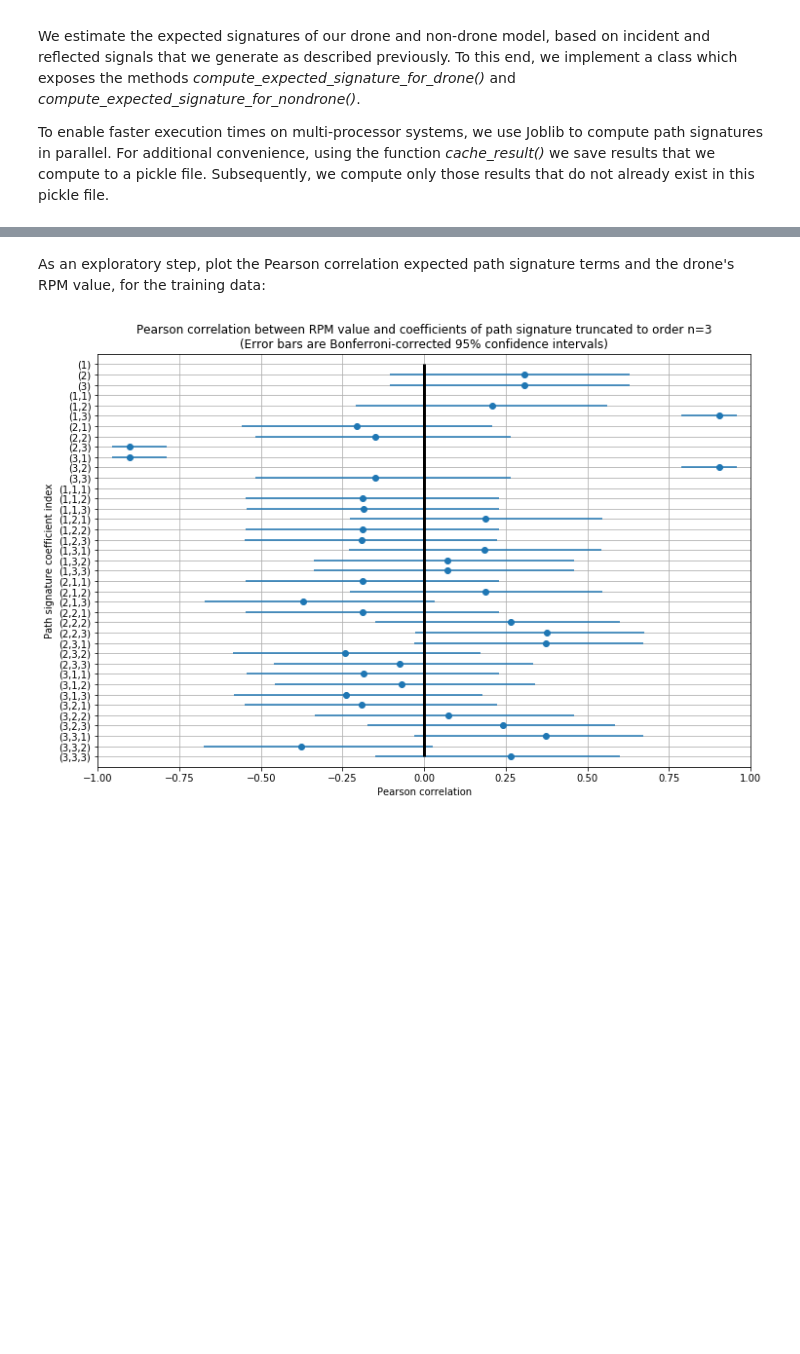
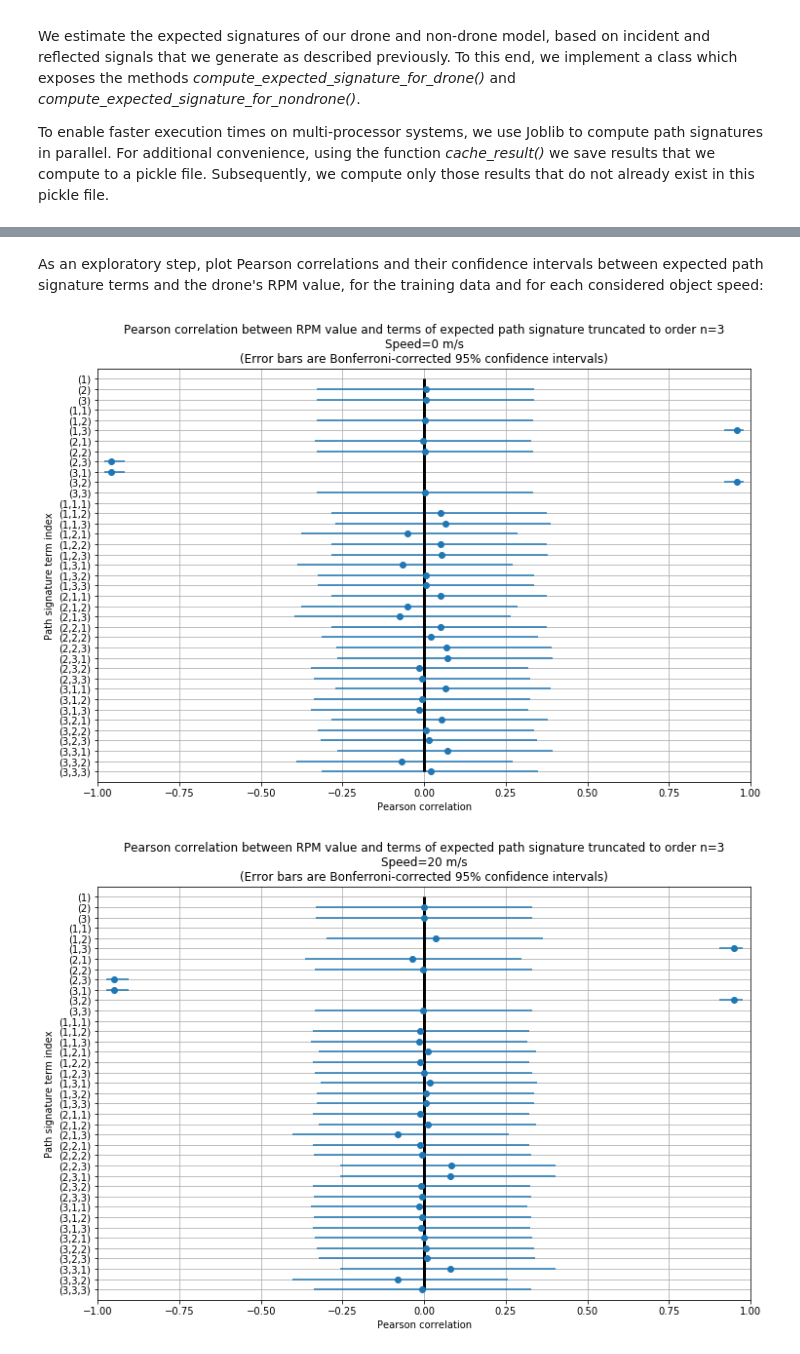
Before and after one commit to datasig-ac-uk/esig, a Jupyter notebook: examples/drone_identification/drone_identification.ipynb, the cells around one changed output, grey strips where cells are left out. Saved outputs shown, nothing was run; the diff lists cells and outputs as text; code cells hidden in the pictures; blank space fills up the shorter version.

```diff
--- a/examples/drone_identification/drone_identification.ipynb
+++ b/examples/drone_identification/drone_identification.ipynb
@@ -212,7 +211,7 @@ def parallel_grid_search(function_to_execute, description, *parameter_ranges):
         for parameter_combination, random_state in tqdm.notebook.tqdm(list(zip(parameter_space, random_states)),
                                                                       desc=description))
 
-    return np.array(results)
+    return np.array(results), parameter_space
 # %% [markdown]
 # Classification Task: Drone vs. Non-Drone
 Next, we use expected signatures truncated to order $K=3$ to classify objects as 'drones' or 'non-drones'.
@@ -386,5 +348,34 @@ feature_names = esig.tosig.sigkeys(3, signature_calculator.truncation_level).spl
+# %%
+np.random.seed(1)
+
+# TODO Increase to 3000
+signature_calculator = ExpectedSignatureCalculator(n_incident_signals=3000, truncation_level=3,
+                                                   use_lead_lag_transformation=True)
+
+rpms=np.arange(8000, 20001, 200)
+speeds=[0, 20, 40]
+diameters=[0.12]
+distances=[50, 500, 1000]
+proportions=[0.8]
+
+drone_signatures, parameter_combinations = get_drone_signatures_across_parameters(signature_calculator, rpms, speeds,
+                                                                                  diameters, distances, proportions,
+                                                                                  description='Signatures at training RPMS')
+
+combinations_rpm, combinations_speed, *_ = list(zip(*parameter_combinations))
+
+# Aggregate features, disregarding the 0th signature term
+X = drone_signatures[:, 1:]
+Y = np.array(combinations_rpm)
+feature_names = esig.tosig.sigkeys(3, signature_calculator.truncation_level).split(' ')[2:]
+
+# Create equal train/test split, ensuring that test / training data are disjoint in terms of RPM values
+I_train, I_test = list(sklearn.model_selection.GroupKFold(n_splits=2).split(X, Y, groups=combinations_rpm))[0]
+X_train, Y_train = X[I_train], Y[I_train]
+X_test, Y_test = X[I_test], Y[I_test]
+speed_train = np.array(combinations_speed)[I_train]
 # %% [markdown]
-As an exploratory step, plot the Pearson correlation expected path signature terms and the drone's RPM value, for the training data:
+As an exploratory step, plot Pearson correlations and their confidence intervals between expected path signature terms and the drone's RPM value, for the training data and for each considered object speed:
 # %%
 def r_to_z(r):
     # Convert r to z'
@@ -401,35 +392,39 @@ def pearson_r_confidence_interval(r, n, alpha=0.95):
 
     z = r_to_z(r)
     se = 1.0 / np.sqrt(n - 3)
     z_crit = scipy.stats.norm.ppf((1 + alpha) / 2)  # 2-tailed z critical value
 
     lo = z - z_crit * se
     hi = z + z_crit * se
 
     return np.array((r - z_to_r(lo), z_to_r(hi) - r))
 
-def plot_correlations(X, Y, feature_names):
+def plot_correlations(X, Y, speed, feature_names):
     correlations = np.array([scipy.stats.pearsonr(X[:, i], Y)[0] for i in range(X.shape[1])])
     # Bonferroni-corrected confidence intervals
     confidence_intervals = pearson_r_confidence_interval(correlations, len(Y), 1-0.05/len(feature_names))
 
     plt.figure(figsize=(12, 0.2 * len(feature_names)))
 
     y = np.arange(len(correlations))
     plt.errorbar(correlations, y, xerr=confidence_intervals, fmt='o')
     plt.vlines(0, min(y), max(y), color='k', linewidth=3)
 
     plt.yticks(y, feature_names)
     plt.xlabel('Pearson correlation')
     plt.ylabel('Path signature term index')
     plt.gca().invert_yaxis()
     plt.xlim([-1, 1])
     plt.ylim([len(correlations), -1])
-    plt.title('Pearson correlation between RPM value and terms of path signature truncated to order n={}\n'
-              '(Error bars are Bonferroni-corrected 95% confidence intervals)'.format(signature_calculator.truncation_level))
+    plt.title('Pearson correlation between RPM value and terms of expected path signature truncated to order n={}\n'
+              'Speed={} m/s\n'
+              '(Error bars are Bonferroni-corrected 95% confidence intervals)'.format(signature_calculator.truncation_level, speed))
     plt.grid(True)
     plt.show()
 
-plot_correlations(X, Y, feature_names)
+for speed in speeds:
+    I = np.array(speed_train) == speed
+    plot_correlations(X_train[I], Y_train[I], speed, feature_names)
 # %% [output]
-[figure, old version]
+[figure, new version]
+[figure, added]
```
Also changed, not shown: parts of 33 cells of this notebook.
